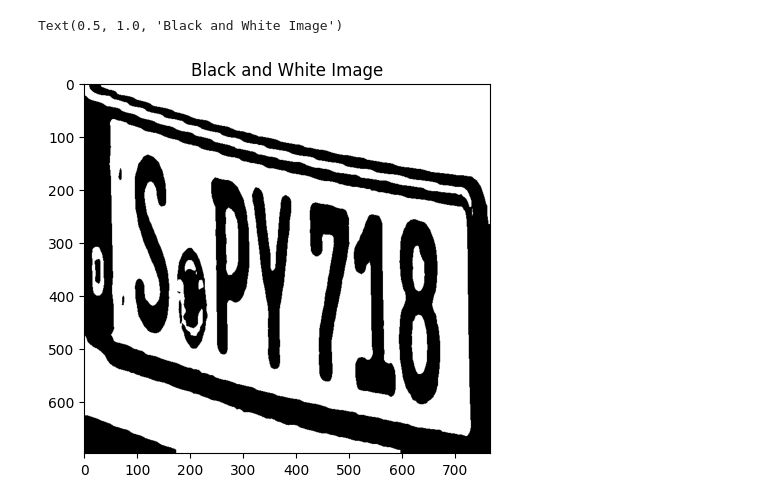
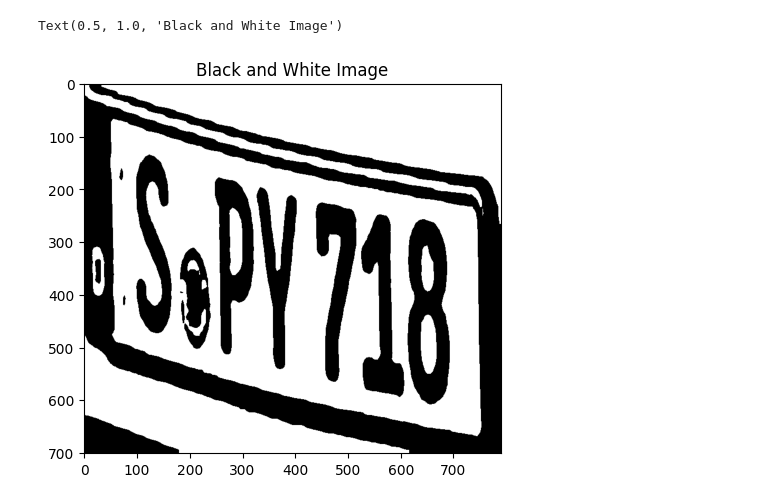
Before and after one commit to santicr3/parking, a Jupyter notebook: get_plate.ipynb, the cells around one changed output. Saved outputs shown, nothing was run; the diff lists cells and outputs as text; code cells hidden in the pictures.

```diff
--- a/get_plate.ipynb
+++ b/get_plate.ipynb
@@ -5,7 +5,7 @@ import os
 actual_path = os.path.abspath(os.getcwd())
 model_path=actual_path+'/models/get-plate-model.pt'
 model=YOLO(model_path)
-source_image=actual_path+'/testing/0123-GCW.jpeg'
+source_image=actual_path+'/testing/Importar-coche-a-Espana-1200x675.jpg'
 print(source_image)
 """
 images=[
@@ -158,21 +162,22 @@ Clase: W, confianza: 0.28
 # %%
 import numpy as np
+height, width = plate_original.shape[:2]
 
 plate_original = cv2.imread(actual_path+'/testing/new_plate.png',plate_original)
 plate = cv2.resize(plate_original, (width+640, height+640))
 
 img_gray = cv2.cvtColor(plate, cv2.COLOR_BGR2GRAY)
 (thresh, im_bw) = cv2.threshold(img_gray, 128, 255, cv2.THRESH_BINARY | cv2.THRESH_OTSU)
 
 thresh = 127
 img_bw = cv2.threshold(img_gray, thresh, 255, cv2.THRESH_BINARY)[1]
 
 #kernel = np.ones((3, 3), np.uint8)
 #img_bw = cv2.morphologyEx(img_bw, cv2.MORPH_OPEN, kernel)
 
 #img_bw = cv2.erode(img_bw,kernel,iterations = 1)
 
 plt.imshow(img_bw, cmap="gray");plt.title("Black and White Image")
 # %% [output]
 Text(0.5, 1.0, 'Black and White Image')
-[figure, old version]
+[figure, new version]
```
Also changed, not shown: parts of 4 cells of this notebook.
